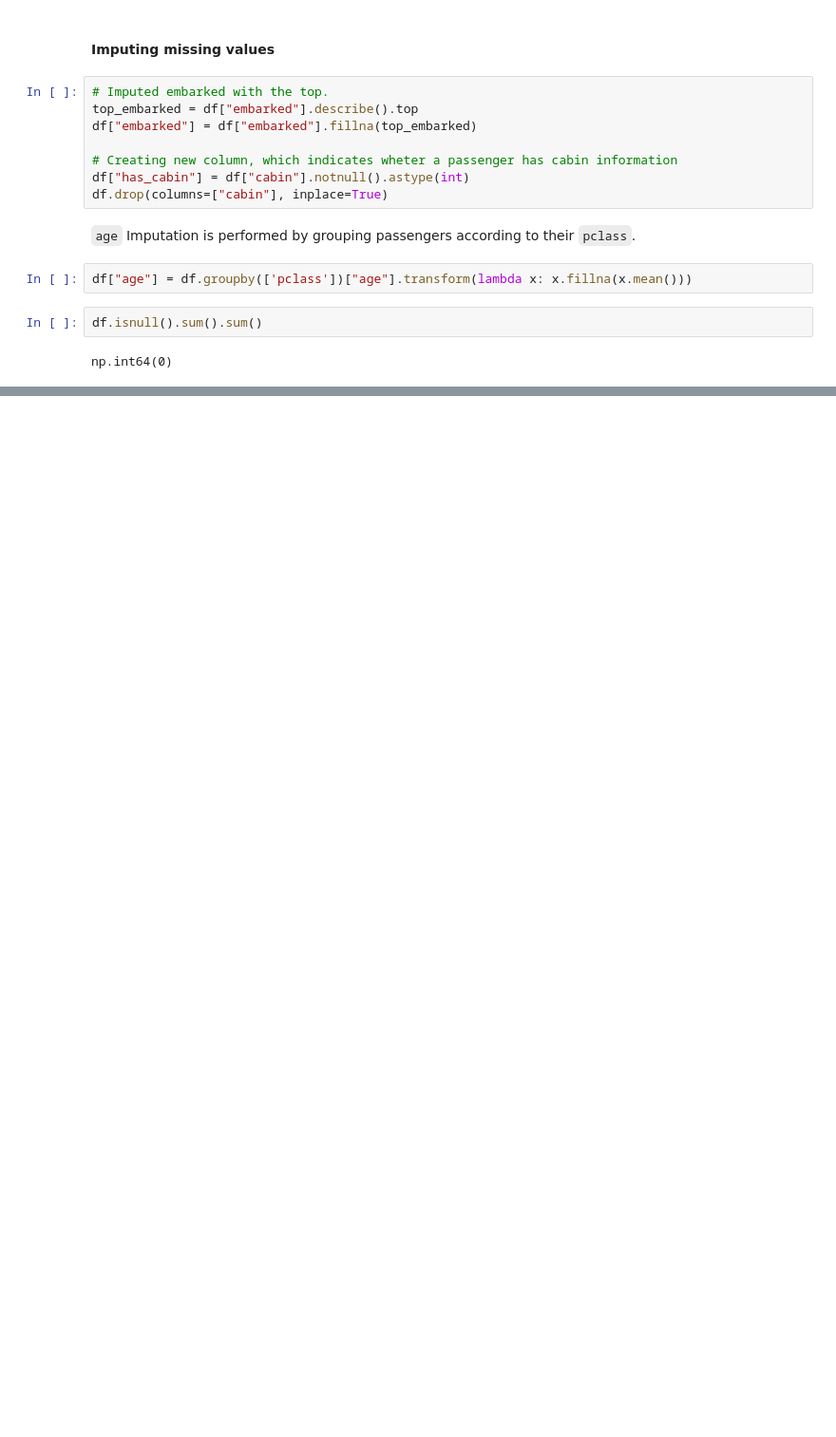
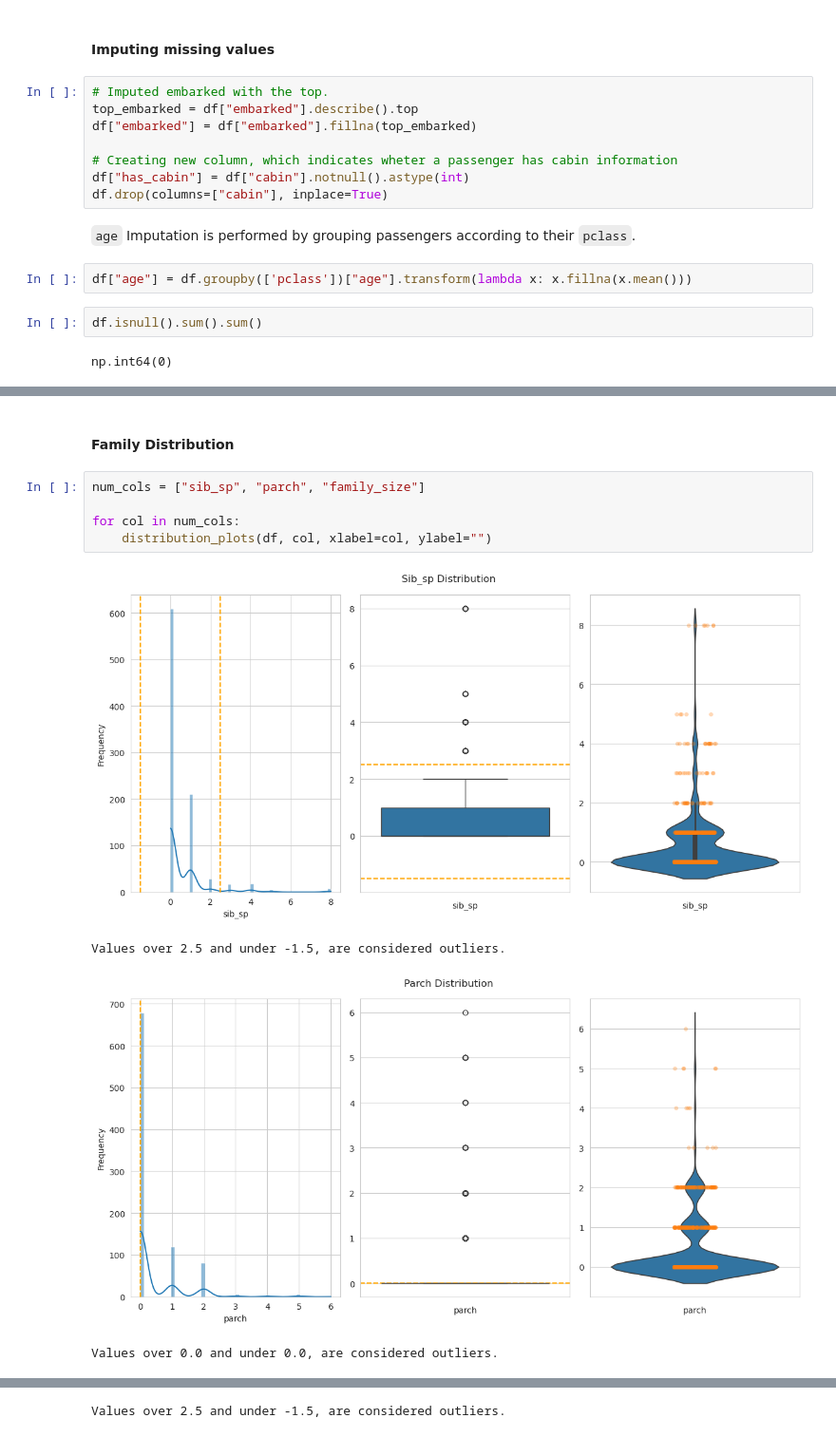
Before and after one commit to pahoalapizco/data_projects, a Jupyter notebook: notebooks/1.0-data_projects-analysis-titanic-survival.ipynb, the cells around one changed output, grey strips where cells are left out. Shown at 95% size. Saved outputs shown, nothing was run; the diff lists cells and outputs as text; blank space fills up the shorter version.

```diff
--- a/notebooks/1.0-data_projects-analysis-titanic-survival.ipynb
+++ b/notebooks/1.0-data_projects-analysis-titanic-survival.ipynb
@@ -160,0 +271,12 @@ np.int64(0)
+# %% [markdown]
+#### Family Distribution
+# %%
+num_cols = ["sib_sp", "parch", "family_size"]
+
+for col in num_cols:
+	distribution_plots(df, col, xlabel=col, ylabel="")
+# %% [output]
+[figure, added]
+Values over 2.5 and under -1.5, are considered outliers.
+[figure, added]
+Values over 0.0 and under 0.0, are considered outliers.
@@ -160,0 +284 @@ np.int64(0)
+Values over 2.5 and under -1.5, are considered outliers.
```
Also changed, not shown: parts of 25 cells of this notebook.
